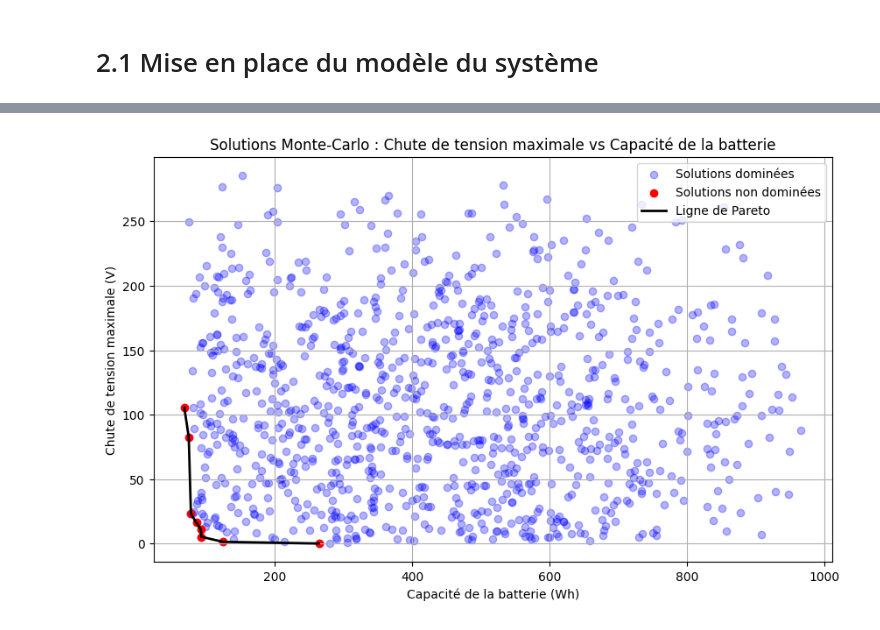
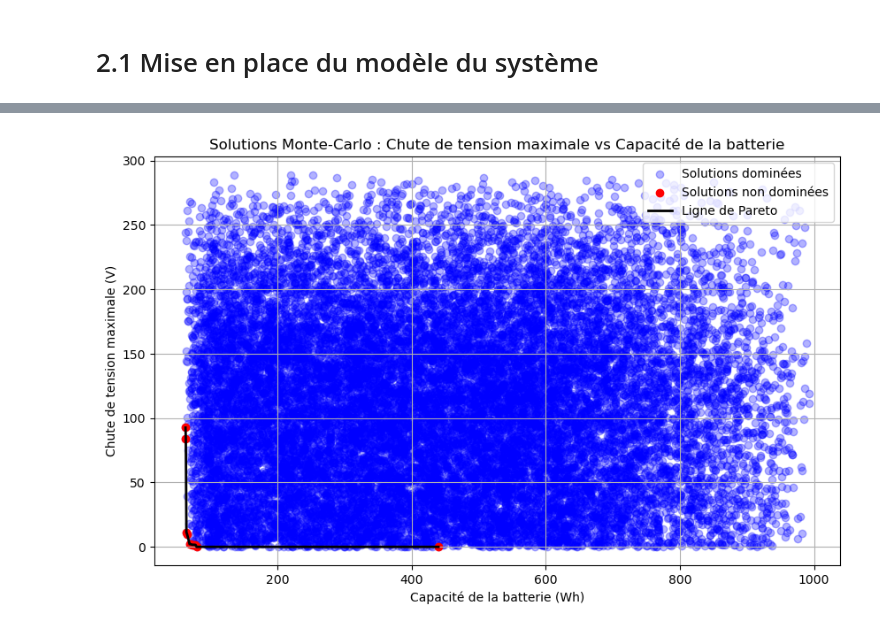
Before and after one commit to williamwu8888/optimisation_project, a Jupyter notebook: notebook.ipynb, the cells around one changed output, grey strips where cells are left out. Saved outputs shown, nothing was run; the diff lists cells and outputs as text; code cells hidden in the pictures.

```diff
--- a/notebook.ipynb
+++ b/notebook.ipynb
@@ -362,66 +358,68 @@ Objectif 2 : Chute de tension maximale
 # Paramètres du système (ajustés pour plus de diversité)
 max_battery_capacity = 1000  # Capacité maximale de la batterie en Wh
 max_voltage_drop = 290       # Chute de tension maximale en volts (par rapport à la tension nominale de 500V)
-n_samples = 1000           # Augmentation du nombre d'échantillons pour obtenir plus de diversité
+n_samples = 20000            # Augmentation du nombre d'échantillons pour obtenir plus de diversité
 
 # Fonction pour simuler la capacité de la batterie et la chute de tension
 def simulate_system(battery_capacity, voltage_drop_factor):
-    # Simulation de la capacité de la batterie (en Wh)
-    battery_energy = battery_capacity * np.random.uniform(0.6, 1.0)  # L'énergie varie entre 60% et 100% de la capacité maximale
-
-    # Simulation de la chute de tension (en volts), en s'assurant que la chute ne dépasse pas max_voltage_drop
-    voltage_drop = max_voltage_drop * np.random.uniform(0.0, 1.0) * voltage_drop_factor  # Facteur de variation de la chute
-
+    """Simule la capacité de la batterie et la chute de tension."""
+    battery_energy = battery_capacity * np.random.uniform(0.6, 1.0)
+    voltage_drop = max_voltage_drop * np.random.uniform(0.0, 1.0) * voltage_drop_factor
     return battery_energy, voltage_drop
 
-# Échantillonnage aléatoire dans l'espace des décisions avec des plages plus larges
-battery_capacities = np.random.uniform(100, max_battery_capacity, n_samples)  # Capacité de la batterie entre 100Wh et la capacité maximale
-voltage_drop_factors = np.random.uniform(0.5, 1.0, n_samples)  # Facteur de chute de tension élargi entre 0.5 et 1.0
-
-# Calcul des critères pour chaque échantillon
-results = []
-for i in range(n_samples):
-    battery_energy, voltage_drop = simulate_system(battery_capacities[i], voltage_drop_factors[i])
-    results.append([battery_energy, voltage_drop])
-
-results = np.array(results)
-
-# Fonction pour identifier les solutions non dominées (modifiée pour une domination stricte)
+# Fonction pour identifier les solutions non dominées
 def non_dominated_sort(results):
+    """Identifie les solutions non dominées."""
     n = len(results)
     is_dominated = np.zeros(n, dtype=bool)
 
     for i in range(n):
         for j in range(n):
-            # Modifiée la condition de domination : une solution est dominée si elle est pire sur les deux critères
             if (results[j, 0] <= results[i, 0] and results[j, 1] <= results[i, 1]) and (i != j):
                 is_dominated[i] = True
                 break
 
     return results[~is_dominated]
 
-# Identification des solutions non dominées
-non_dominated_solutions = non_dominated_sort(results)
+def main():
+    # 5. Simulations de Monte-Carlo
+    print("Simulations de Monte-Carlo...")
+    try:
+        max_battery_capacity = 1000
+        max_voltage_drop = 290
+        n_samples = 20000
 
-# Trier les solutions non dominées pour créer la ligne de Pareto (en fonction de la capacité de la batterie, puis de la chute de tension)
-sorted_non_dominated = non_dominated_solutions[np.argsort(non_dominated_solutions[:, 0])]
+        battery_capacities = np.random.uniform(100, max_battery_capacity, n_samples)
+        voltage_drop_factors = np.random.uniform(0.5, 1.0, n_samples)
 
-# Affichage des résultats
-plt.figure(figsize=(10, 6))
-plt.scatter(results[:, 0], results[:, 1], color='blue', alpha=0.3, label='Solutions dominées')
-plt.scatter(non_dominated_solutions[:, 0], non_dominated_solutions[:, 1], color='red', label='Solutions non dominées')
+        results = []
+        for i in range(n_samples):
+            battery_energy, voltage_drop = simulate_system(battery_capacities[i], voltage_drop_factors[i])
+            results.append([battery_energy, voltage_drop])
 
-# Tracer la ligne de Pareto en reliant les solutions non dominées triées
-plt.plot(sorted_non_dominated[:, 0], sorted_non_dominated[:, 1], color='black', lw=2, label='Ligne de Pareto')
+        results = np.array(results)
+        non_dominated_solutions = non_dominated_sort(results)
 
-plt.xlabel('Capacité de la batterie (Wh)')
-plt.ylabel('Chute de tension maximale (V)')
-plt.title('Solutions Monte-Carlo : Chute de tension maximale vs Capacité de la batterie')
-plt.legend()
-plt.grid(True)
-plt.show()
+        sorted_non_dominated = non_dominated_solutions[np.argsort(non_dominated_solutions[:, 0])]
 
-# Afficher les solutions non dominées
-print("Solutions non dominées (Capacité de la batterie (Wh), Chute de tension maximale (V)): ")
-print(non_dominated_solutions)
+        print("Solutions non dominées (Capacité de la batterie (Wh), Chute de tension maximale (V)): ")
+        print(non_dominated_solutions)
+        print("Affichage des résultats...")
+
+        plt.figure(num="Simulations de Monte-Carlo", figsize=(10, 6))
+        plt.scatter(results[:, 0], results[:, 1], color='blue', alpha=0.3, label='Solutions dominées')
+        plt.scatter(non_dominated_solutions[:, 0], non_dominated_solutions[:, 1], color='red', label='Solutions non dominées')
+        plt.plot(sorted_non_dominated[:, 0], sorted_non_dominated[:, 1], color='black', lw=2, label='Ligne de Pareto')
+        plt.xlabel('Capacité de la batterie (Wh)')
+        plt.ylabel('Chute de tension maximale (V)')
+        plt.title('Solutions Monte-Carlo : Chute de tension maximale vs Capacité de la batterie')
+        plt.legend()
+        plt.grid(True)
+        plt.show()
+
+    except Exception as e:
+        print(f"Erreur pendant la simulation : {e}")
+
+if __name__ == "__main__":
+    main()
 # %% [output]
@@ -428 +440 @@ print(non_dominated_solutions)
-[figure, old version]
+[figure, new version]
```
Also changed, not shown: parts of 14 cells of this notebook, 1 other file.
